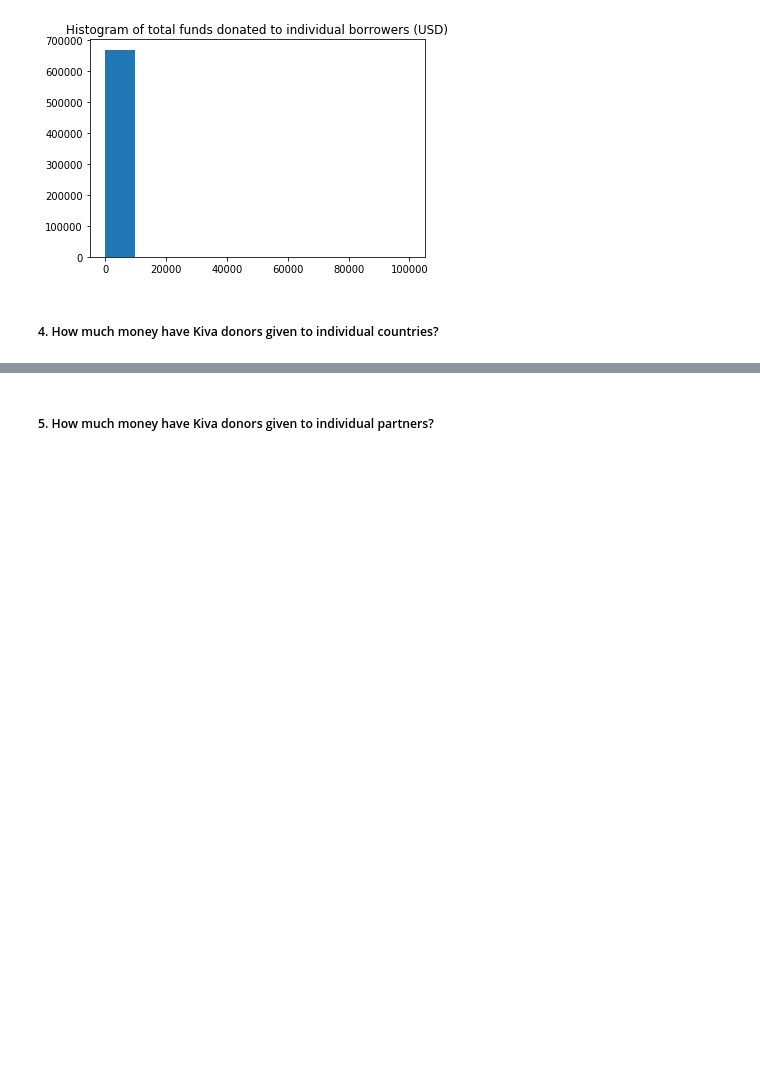
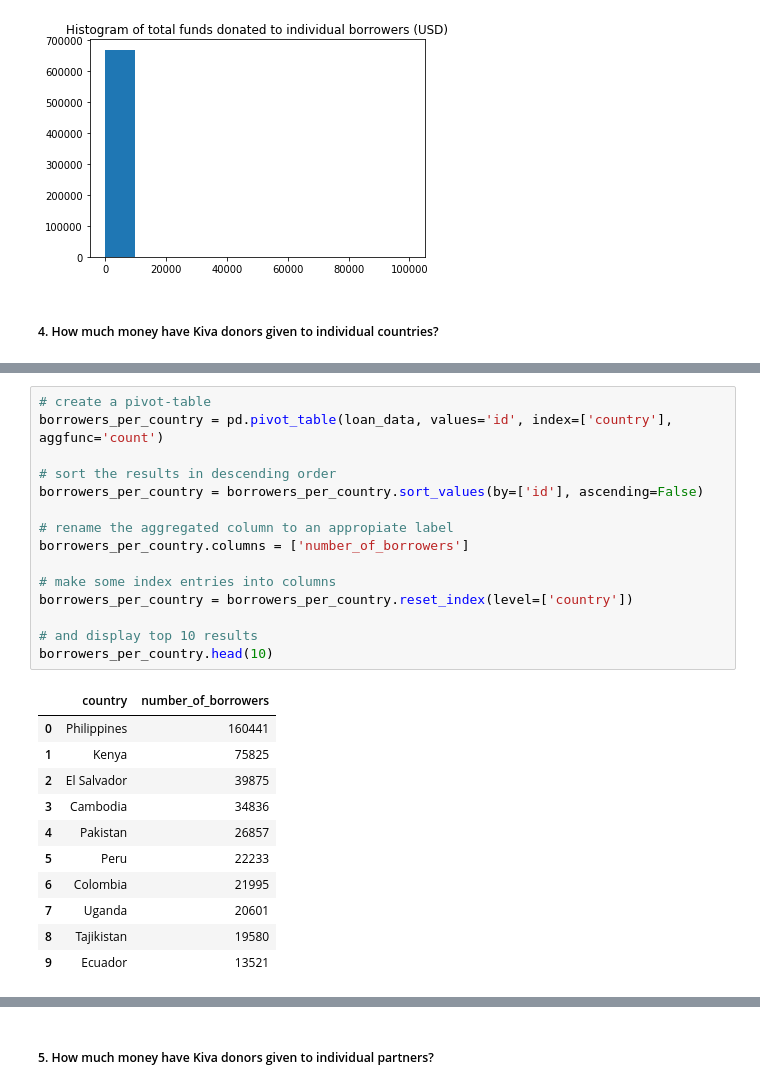
Before and after one commit to masterpython4ds/assignment-1-CeeThinwa, a Jupyter notebook: KIVA Analysis.ipynb, the cells around one changed output, grey strips where cells are left out. Drawn from its saved outputs; the diff is of its cells as text; blank space fills up the shorter version.

```diff
--- a/KIVA Analysis.ipynb
+++ b/KIVA Analysis.ipynb
@@ -404 +410,28 @@ Name: funded_amount, dtype: float64
 [figure]
+# %%
+# create a pivot-table
+borrowers_per_country = pd.pivot_table(loan_data, values='id', index=['country'], aggfunc='count')
+
+# sort the results in descending order
+borrowers_per_country = borrowers_per_country.sort_values(by=['id'], ascending=False)
+
+# rename the aggregated column to an appropiate label
+borrowers_per_country.columns = ['number_of_borrowers']
+
+# make some index entries into columns
+borrowers_per_country = borrowers_per_country.reset_index(level=['country'])
+
+# and display top 10 results
+borrowers_per_country.head(10)
+# %% [output]
+|  | country | number_of_borrowers |
+| 0 | Philippines | 160441 |
+| 1 | Kenya | 75825 |
+| 2 | El Salvador | 39875 |
+| 3 | Cambodia | 34836 |
+| 4 | Pakistan | 26857 |
+| 5 | Peru | 22233 |
+| 6 | Colombia | 21995 |
+| 7 | Uganda | 20601 |
+| 8 | Tajikistan | 19580 |
+| 9 | Ecuador | 13521 |
```
Also changed, not shown: parts of 14 cells of this notebook.
